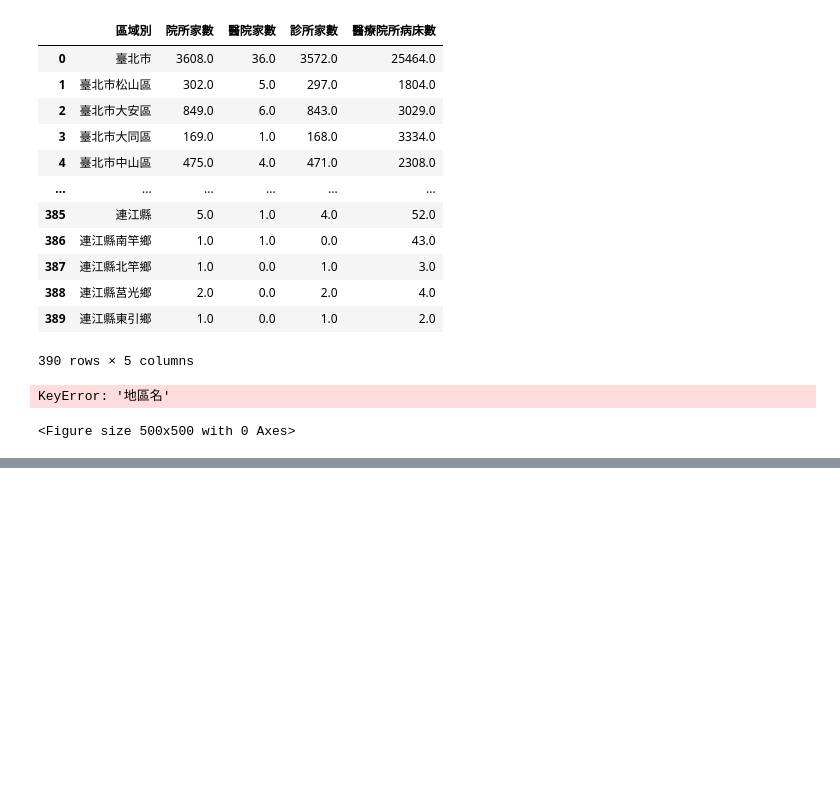
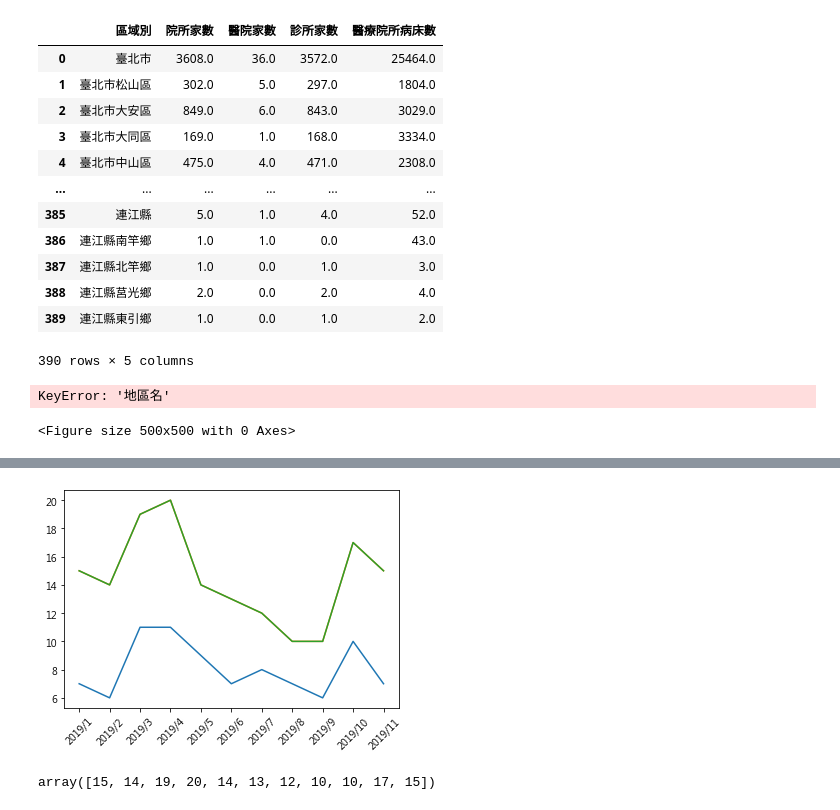
Before and after one commit to jouhsuanlin/ntuibr07, a Jupyter notebook: 繪圖/繪圖.ipynb, the cells around one changed output, grey strips where cells are left out. Cells and saved outputs as stored; diff of their text form; code cells hidden in the pictures; blank space fills up the shorter version.

```diff
--- a/繪圖/繪圖.ipynb
+++ b/繪圖/繪圖.ipynb
@@ -351,0 +395,13 @@ ValueError: Index index invalid
+# %%
+plt.plot(x1,y1)
+plt.plot(x1,y2)
+plt.plot(x1,y3)
+date = [('2019/'+str(x)) for x in range(1,12)]
+plt.xticks(x1,date, rotation = 45)
+plt.show()
+# %% [output]
+[figure, added]
+# %%
+y3
+# %% [output]
+array([15, 14, 19, 20, 14, 13, 12, 10, 10, 17, 15])
```
Also changed, not shown: parts of 6 cells of this notebook, 2 other files.
